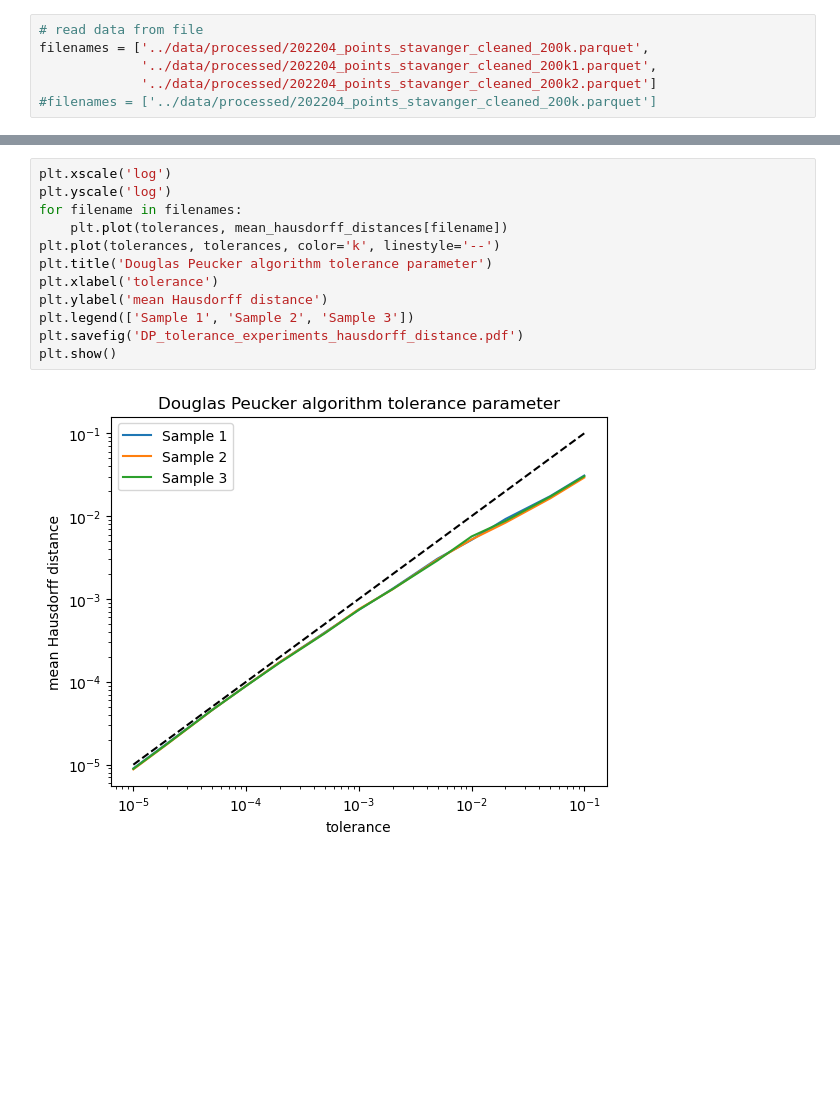
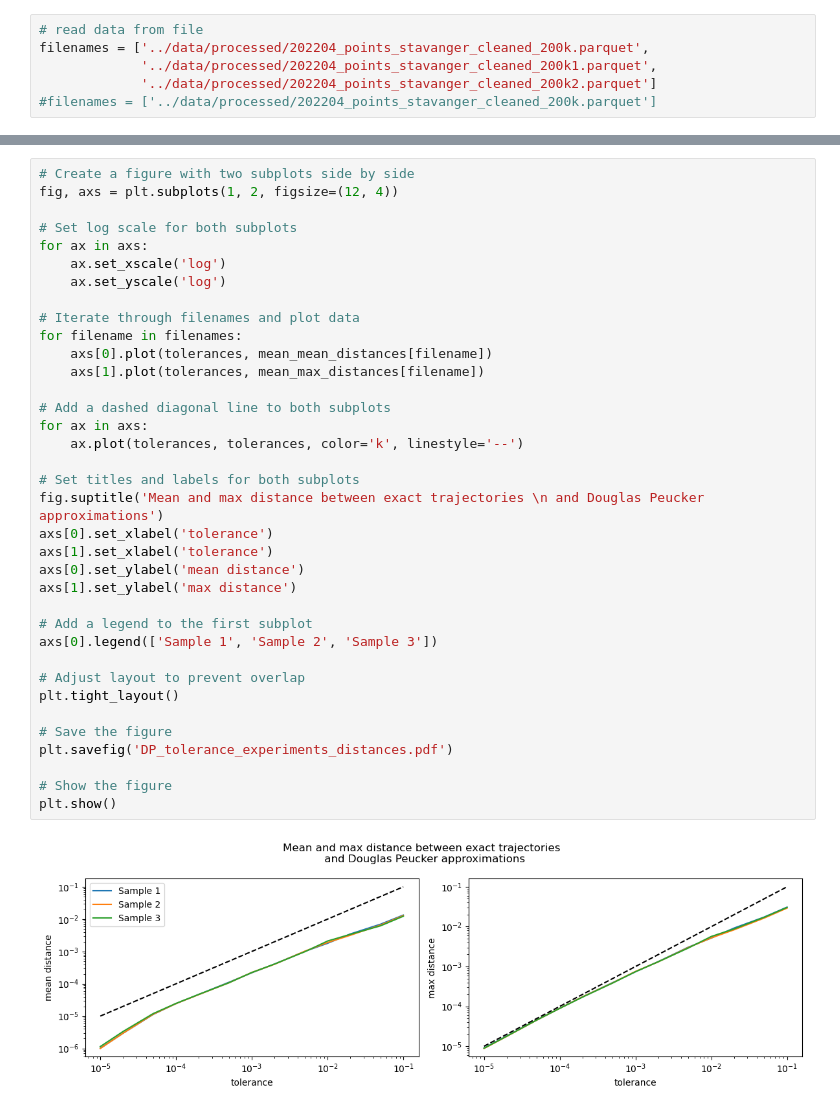
Before and after one commit to vhffm/maritime_route_prediction, a Jupyter notebook: notebooks/8_parameters_DP_jhw.ipynb, the cells around one changed output, grey strips where cells are left out. Saved outputs shown, nothing was run; the diff lists cells and outputs as text; blank space fills up the shorter version.

```diff
--- a/notebooks/8_parameters_DP_jhw.ipynb
+++ b/notebooks/8_parameters_DP_jhw.ipynb
@@ -80,14 +99,38 @@ plt.show()
-# %%
-plt.xscale('log')
-plt.yscale('log')
-for filename in filenames:
-    plt.plot(tolerances, mean_hausdorff_distances[filename])
-plt.plot(tolerances, tolerances, color='k', linestyle='--')
-plt.title('Douglas Peucker algorithm tolerance parameter')
-plt.xlabel('tolerance')
-plt.ylabel('mean Hausdorff distance')
-plt.legend(['Sample 1', 'Sample 2', 'Sample 3'])
-plt.savefig('DP_tolerance_experiments_hausdorff_distance.pdf')
-plt.show()
-# %% [output]
-[figure, removed]
+# %%
+# Create a figure with two subplots side by side
+fig, axs = plt.subplots(1, 2, figsize=(12, 4))
+
+# Set log scale for both subplots
+for ax in axs:
+    ax.set_xscale('log')
+    ax.set_yscale('log')
+
+# Iterate through filenames and plot data
+for filename in filenames:
+    axs[0].plot(tolerances, mean_mean_distances[filename])
+    axs[1].plot(tolerances, mean_max_distances[filename])
+
+# Add a dashed diagonal line to both subplots
+for ax in axs:
+    ax.plot(tolerances, tolerances, color='k', linestyle='--')
+
+# Set titles and labels for both subplots
+fig.suptitle('Mean and max distance between exact trajectories \n and Douglas Peucker approximations')
+axs[0].set_xlabel('tolerance')
+axs[1].set_xlabel('tolerance')
+axs[0].set_ylabel('mean distance')
+axs[1].set_ylabel('max distance')
+
+# Add a legend to the first subplot
+axs[0].legend(['Sample 1', 'Sample 2', 'Sample 3'])
+
+# Adjust layout to prevent overlap
+plt.tight_layout()
+
+# Save the figure
+plt.savefig('DP_tolerance_experiments_distances.pdf')
+
+# Show the figure
+plt.show()
+# %% [output]
+[figure, added]
```
Also changed, not shown: parts of 3 cells of this notebook, 9 other files.
